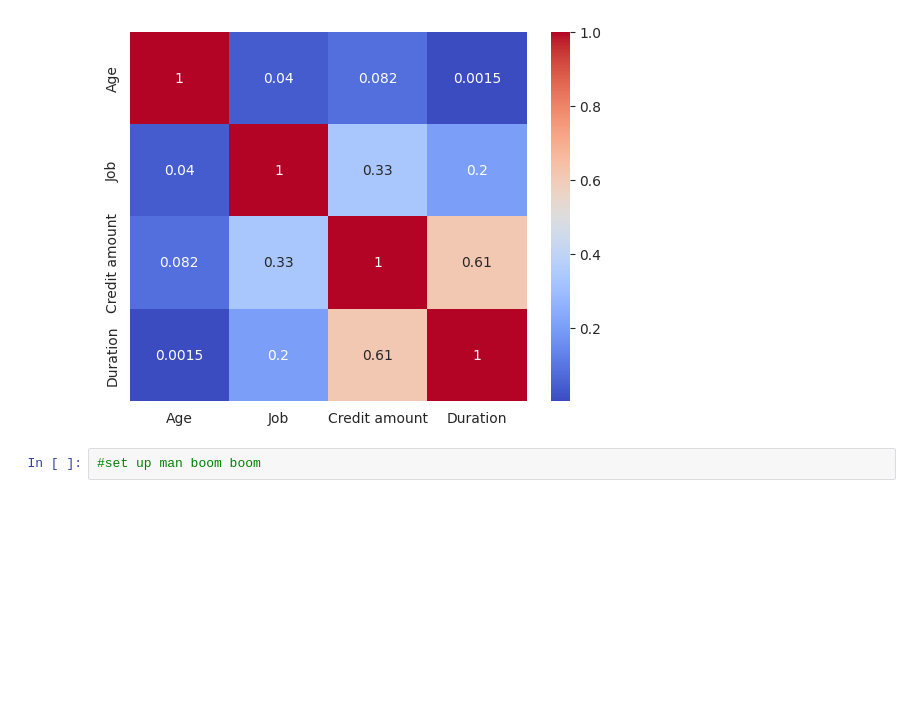
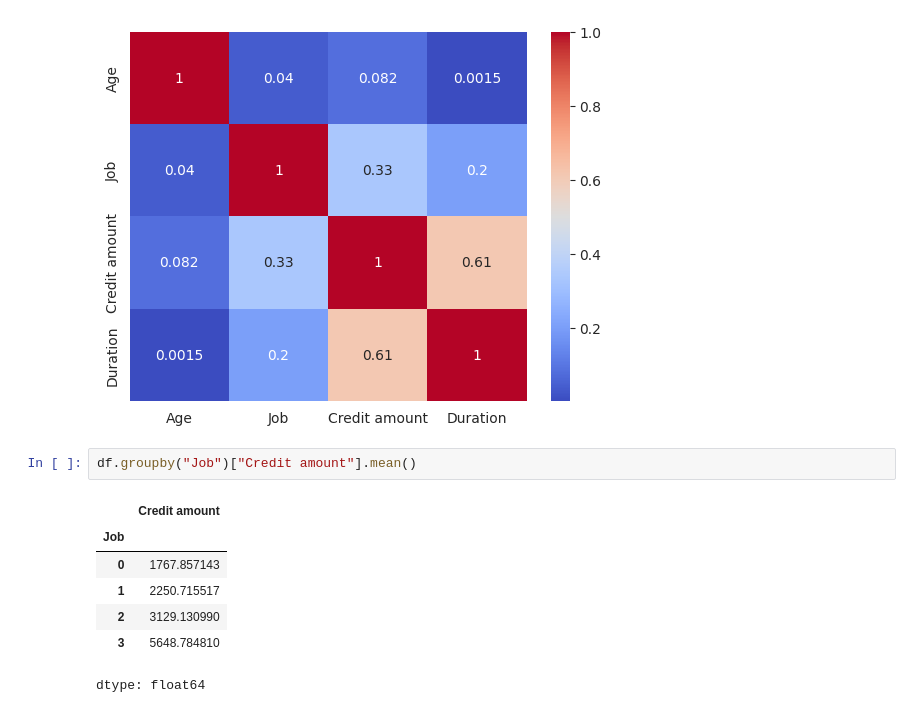
Before and after one commit to Prasmu007/Project-Credit-Risk-Modelling, a Jupyter notebook: Credit_Risk_Modelling.ipynb, the cells around one changed output. Drawn from its saved outputs; the diff is of its cells as text; blank space fills up the shorter version.

```diff
--- a/Credit_Risk_Modelling.ipynb
+++ b/Credit_Risk_Modelling.ipynb
@@ -192,5 +192,13 @@ sns.heatmap(corr, annot=True, cmap="coolwarm")
 # %% [output]
 <Axes: >
 [figure]
-# %%
-#set up man boom boom
+# %%
+df.groupby("Job")["Credit amount"].mean()
+# %% [output]
+|  | Credit amount |
+| Job |  |
+| 0 | 1767.857143 |
+| 1 | 2250.715517 |
+| 2 | 3129.130990 |
+| 3 | 5648.784810 |
+dtype: float64
```
Also changed, not shown: parts of 1 cell of this notebook.
